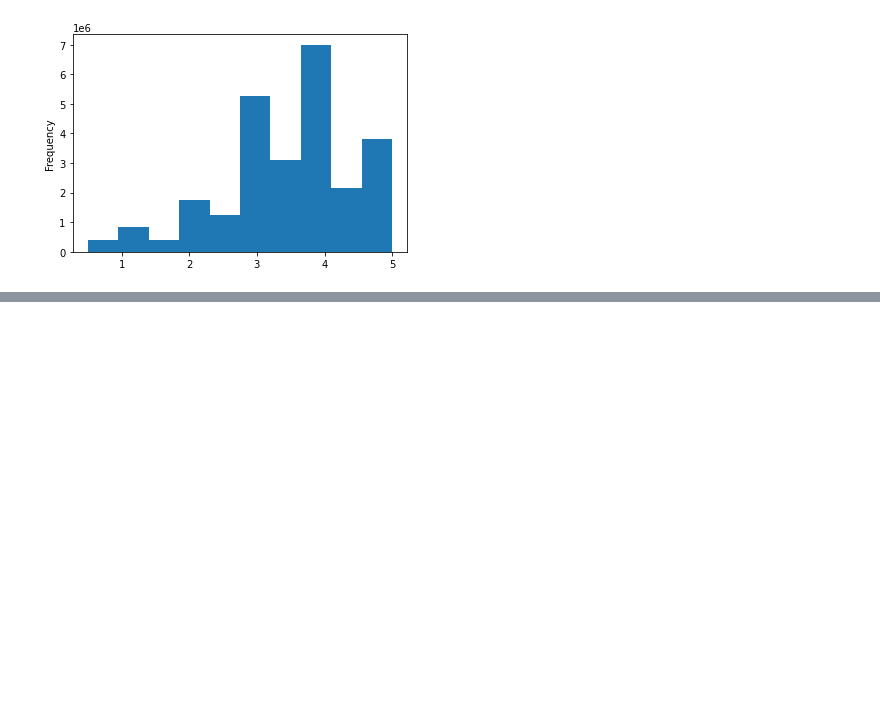
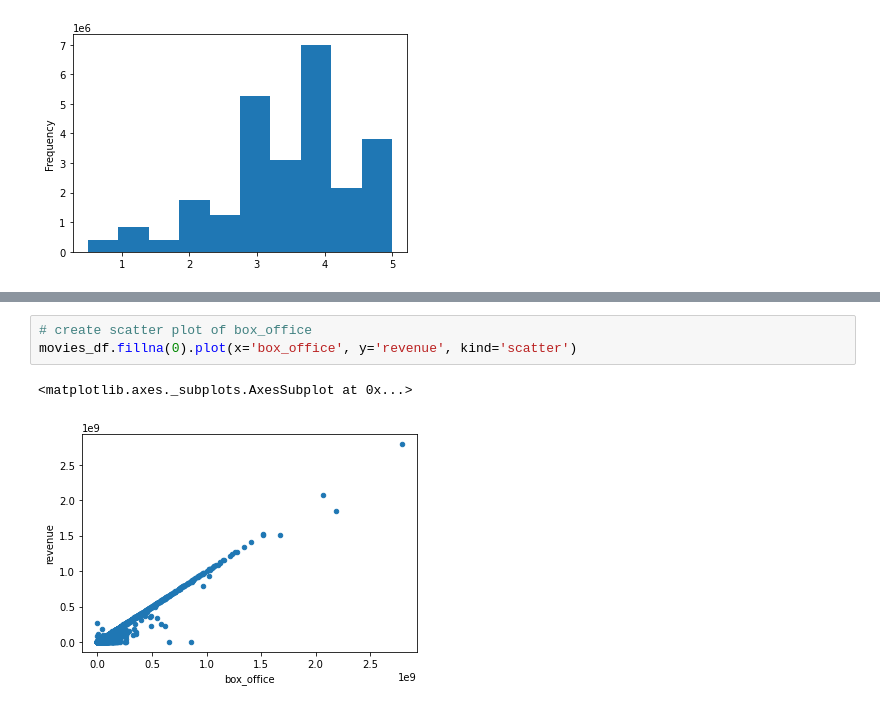
Before and after one commit to amelinn9/movies-ETL, a Jupyter notebook: movies_ETL.ipynb, the cells around one changed output, grey strips where cells are left out. Saved outputs shown, nothing was run; the diff lists cells and outputs as text; blank space fills up the shorter version.

```diff
--- a/movies_ETL.ipynb
+++ b/movies_ETL.ipynb
@@ -880,0 +952,6 @@ Name: rating, dtype: float64
+# %%
+# create scatter plot of box_office
+movies_df.fillna(0).plot(x='box_office', y='revenue', kind='scatter')
+# %% [output]
+<matplotlib.axes._subplots.AxesSubplot at 0x...>
+[figure, added]
```
Also changed, not shown: parts of 30 cells of this notebook.
